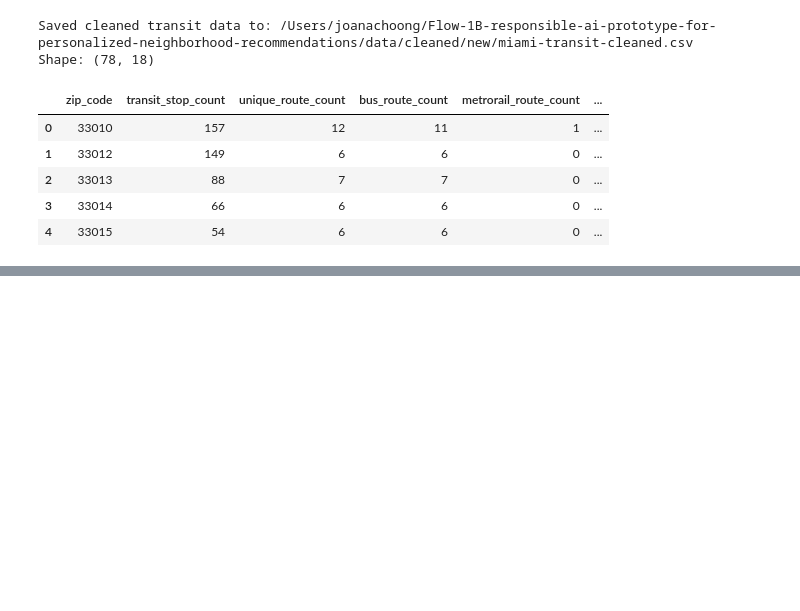
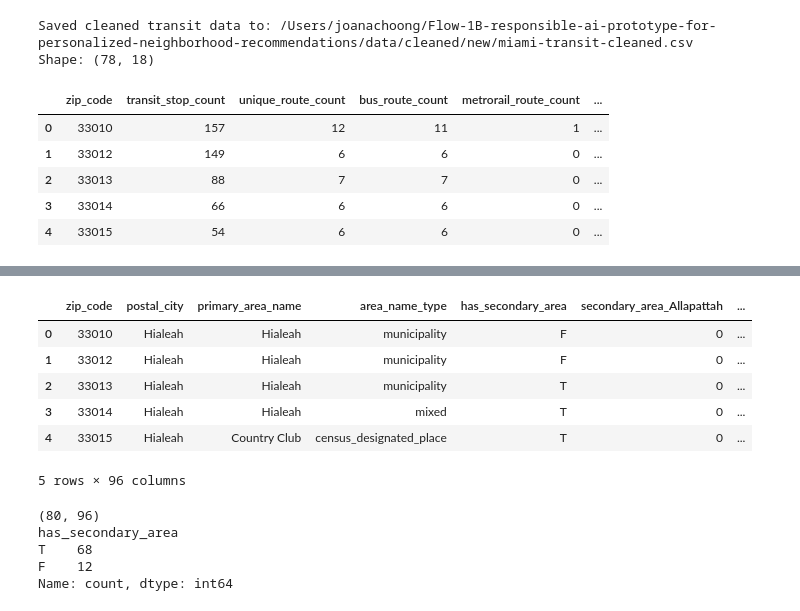
Before and after one commit to Break-Through-Tech/Flow-1B-responsible-ai-prototype-for-personalized-neighborhood-recommendations, a Jupyter notebook: notebooks/cleaning-new-data.ipynb, the cells around one changed output, grey strips where cells are left out. Saved outputs shown, nothing was run; the diff lists cells and outputs as text; code cells hidden in the pictures; blank space fills up the shorter version.

```diff
--- a/notebooks/cleaning-new-data.ipynb
+++ b/notebooks/cleaning-new-data.ipynb
@@ -1348,0 +1481,64 @@ Shape: (78, 18)
+# %%
+# Create a T/F indicator for secondary area availability
+secondary_names = (
+    city_names["secondary_area_names"]
+    .fillna("")
+    .astype("string")
+    .str.strip()
+)
+
+city_names["has_secondary_area"] = (
+    secondary_names.ne("")
+    .map({True: "T", False: "F"})
+)
+
+# One-hot encode only rows containing secondary area names.
+# Values are separated by "|", for example: "Opa-locka|Westview".
+secondary_area_dummies = (
+    secondary_names
+    .str.get_dummies(sep="|")
+    .add_prefix("secondary_area_")
+)
+
+# Combine the indicator and one-hot columns
+city_names = pd.concat(
+    [
+        city_names.drop(columns=["secondary_area_names"]),
+        secondary_area_dummies,
+    ],
+    axis=1,
+)
+
+# Place the indicator next to the primary area fields
+column_order = [
+    "zip_code",
+    "postal_city",
+    "primary_area_name",
+    "area_name_type",
+    "has_secondary_area",
+]
+
+remaining_columns = [
+    column
+    for column in city_names.columns
+    if column not in column_order
+]
+
+city_names = city_names[column_order + remaining_columns]
+
+
+print(city_names.shape)
+print(city_names["has_secondary_area"].value_counts())
+# %% [output]
+|  | zip_code | postal_city | primary_area_name | area_name_type | has_secondary_area | secondary_area_Allapattah | ... |
+| 0 | 33010 | Hialeah | Hialeah | municipality | F | 0 | ... |
+| 1 | 33012 | Hialeah | Hialeah | municipality | F | 0 | ... |
+| 2 | 33013 | Hialeah | Hialeah | municipality | T | 0 | ... |
+| 3 | 33014 | Hialeah | Hialeah | mixed | T | 0 | ... |
+| 4 | 33015 | Hialeah | Country Club | census_designated_place | T | 0 | ... |
+5 rows × 96 columns
+(80, 96)
+has_secondary_area
+T    68
+F    12
+Name: count, dtype: int64
```
Also changed, not shown: parts of 6 cells of this notebook, 4 other files.
